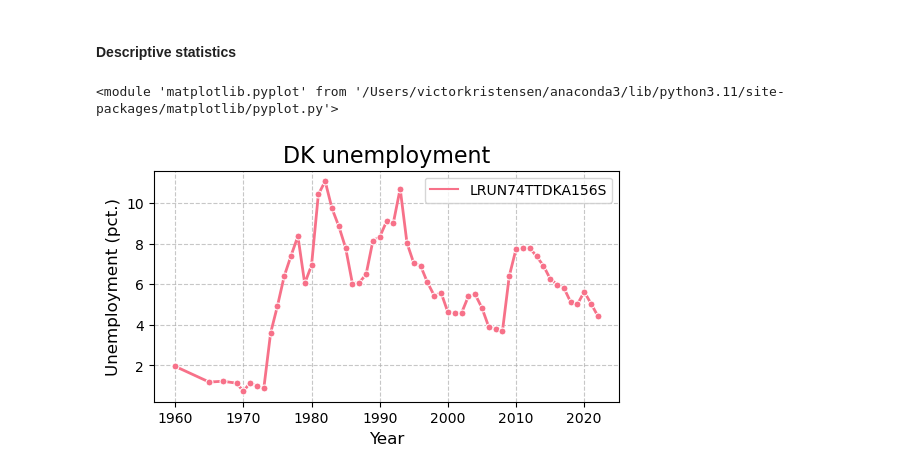
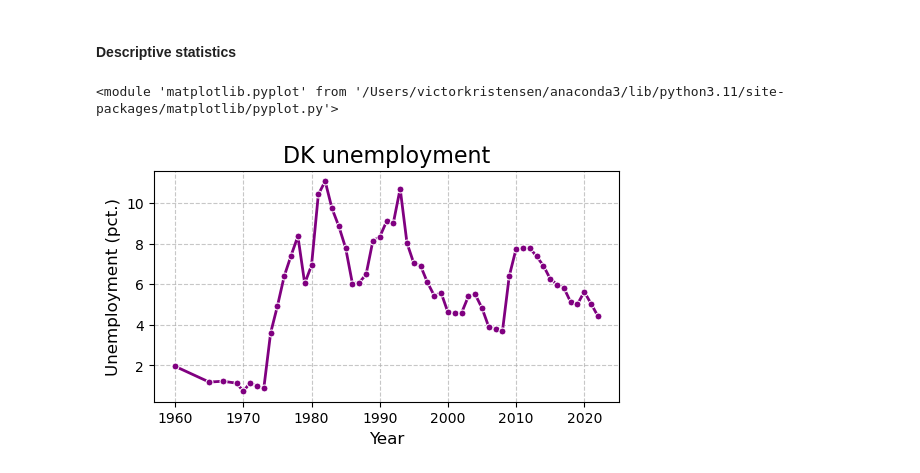
Before and after one commit to sgv491/projects-2024-Bertil-Nikoline-Victor, a Jupyter notebook: dataproject/dataproject.ipynb, the cells around one changed output. Drawn from its saved outputs; the diff is of its cells as text; code cells hidden in the pictures.

```diff
--- a/dataproject/dataproject.ipynb
+++ b/dataproject/dataproject.ipynb
@@ -112,11 +119,14 @@ unemployment_annual_DK = DataHelper.unemployment_annual_DK()
 #### Descriptive statistics
 # %%
 # Plot data
-GraphHelper.line_plot_without_labels(
+GraphHelper.line_plot_with_labels(
     unemployment_annual_DK,
     "DK unemployment",
     "Year",
-    "Unemployment (pct.)")
+    "Unemployment (pct.)",
+    "Year",
+    "Unemployment_DK",
+    color="purple")
 # %% [output]
 <module 'matplotlib.pyplot' from '/Users/victorkristensen/anaconda3/lib/python3.11/site-packages/matplotlib/pyplot.py'>
-[figure, old version]
+[figure, new version]
```
Also changed, not shown: parts of 8 cells of this notebook, 2 other files.
